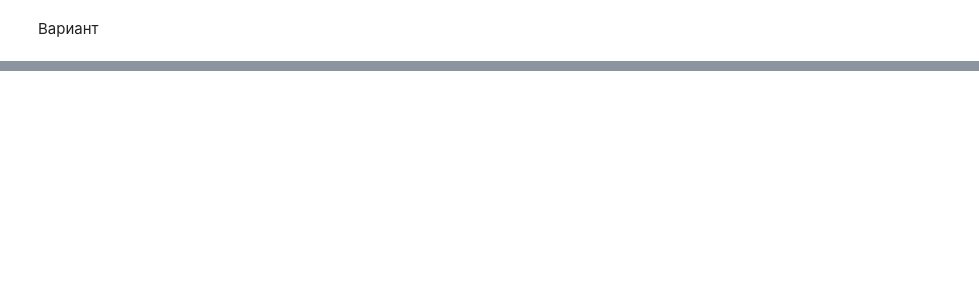
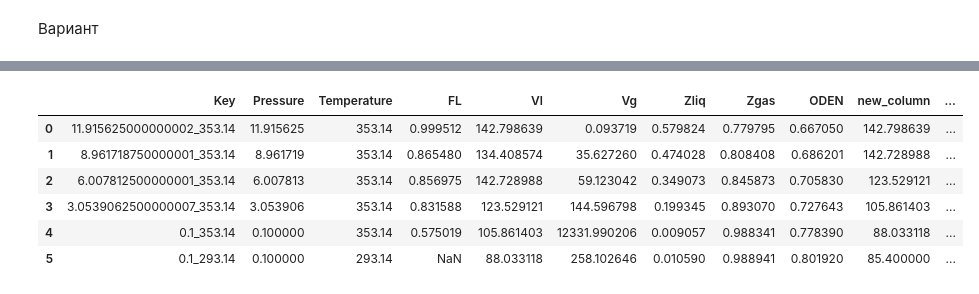
Before and after one commit to SidorenkoDD/BlackBoxFluid, a Jupyter notebook: code/tests2.ipynb, the cells around one changed output, grey strips where cells are left out. Cells and saved outputs as stored; diff of their text form; code cells hidden in the pictures; blank space fills up the shorter version.

```diff
--- a/code/tests2.ipynb
+++ b/code/tests2.ipynb
@@ -507,0 +569,10 @@ df
+# %%
+df
+# %% [output]
+|  | Key | Pressure | Temperature | FL | Vl | Vg | Zliq | Zgas | ODEN | new_column | ... |
+| 0 | 11.915625000000002_353.14 | 11.915625 | 353.14 | 0.999512 | 142.798639 | 0.093719 | 0.579824 | 0.779795 | 0.667050 | 142.798639 | ... |
+| 1 | 8.961718750000001_353.14 | 8.961719 | 353.14 | 0.865480 | 134.408574 | 35.627260 | 0.474028 | 0.808408 | 0.686201 | 142.728988 | ... |
+| 2 | 6.007812500000001_353.14 | 6.007813 | 353.14 | 0.856975 | 142.728988 | 59.123042 | 0.349073 | 0.845873 | 0.705830 | 123.529121 | ... |
+| 3 | 3.0539062500000007_353.14 | 3.053906 | 353.14 | 0.831588 | 123.529121 | 144.596798 | 0.199345 | 0.893070 | 0.727643 | 105.861403 | ... |
+| 4 | 0.1_353.14 | 0.100000 | 353.14 | 0.575019 | 105.861403 | 12331.990206 | 0.009057 | 0.988341 | 0.778390 | 88.033118 | ... |
+| 5 | 0.1_293.14 | 0.100000 | 293.14 | NaN | 88.033118 | 258.102646 | 0.010590 | 0.988941 | 0.801920 | 85.400000 | ... |
```
Also changed, not shown: parts of 13 cells of this notebook, 3 other files.
